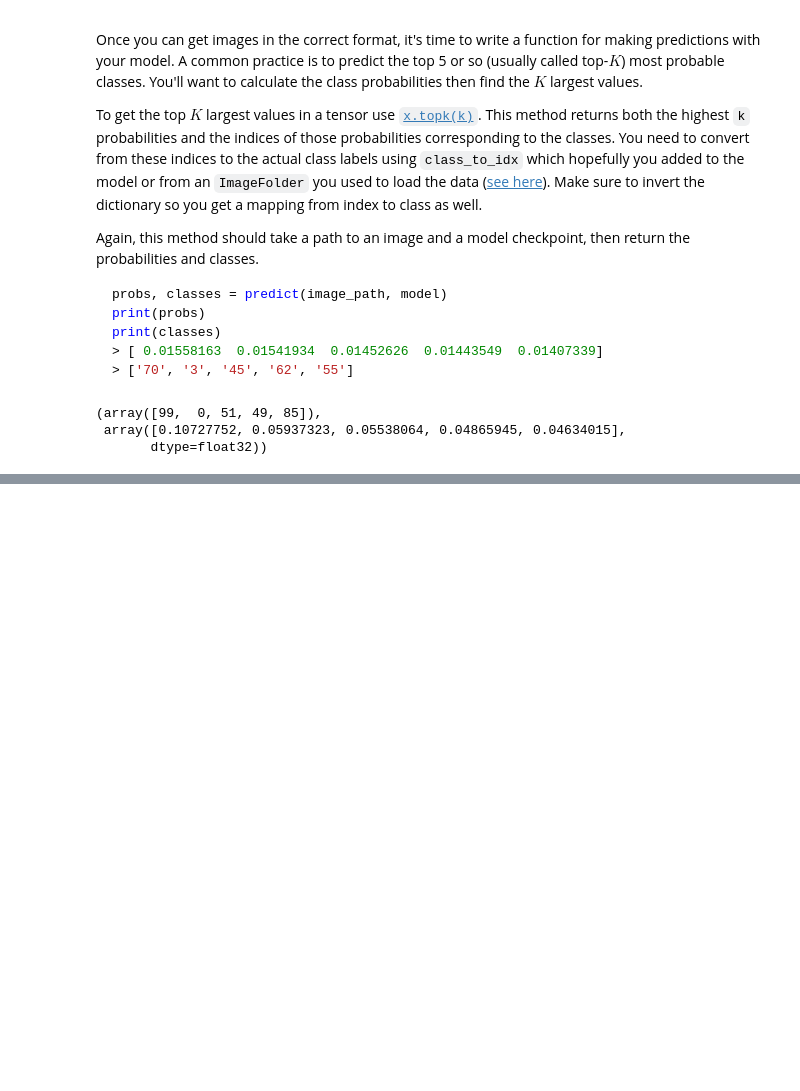
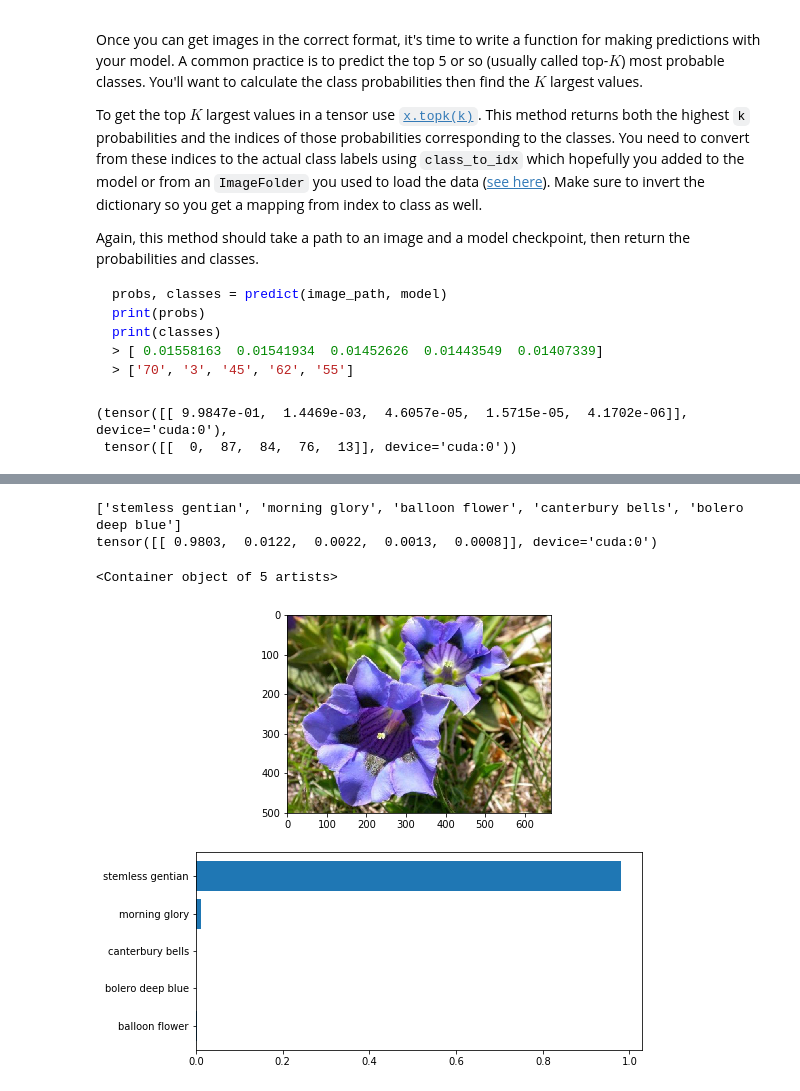
Before and after one commit to jgu1989/UdacityDataScientistNanodegree, a Jupyter notebook: project2_img_classifier/Image Classifier Project.ipynb, the cells around one changed output, grey strips where cells are left out. Drawn from its saved outputs; the diff is of its cells as text; code cells hidden in the pictures; blank space fills up the shorter version.

````diff
--- a/project2_img_classifier/Image Classifier Project.ipynb
+++ b/project2_img_classifier/Image Classifier Project.ipynb
@@ -242,7 +259,7 @@ At this point it's good to write a function that can load a checkpoint and rebui
 # %%
 # TODO: Write a function that loads a checkpoint and rebuilds the model
 def load_model(path):
-    chp = torch.load(path)
+    checkpoint = torch.load(path)
 
     model = models.densenet121()
     classifier = nn.Sequential(OrderedDict([
@@ -368,24 +385,30 @@ print(classes)
 > ['70', '3', '45', '62', '55']
 ```
 # %%
-def predict(image_path, model, topk=5):
+def predict(image_path, model, topk, device):
     ''' Predict the class (or classes) of an image using a trained deep learning model.
     '''
 
     # TODO: Implement the code to predict the class from an image file
+    model.to(device)
     im = torch.FloatTensor(process_image(image_path)).unsqueeze(0)
+    im = im.to(device)
 #     print(im)
-    outputs = model(im)
-    probs = torch.nn.functional.softmax(outputs.data).numpy()[0]
-    idx_topk = probs.argsort()[-topk:][::-1]
-    prob_topk = probs[idx_topk]
-    return idx_topk, prob_topk
+#     with torch.no_grad():
+#         outputs = model(im)
+    model.eval()
+    outputs = model.forward(im)
+#     print(outputs.data)
+    probs = torch.nn.functional.softmax(outputs.data)
+    return probs.topk(topk)
+
 image_path = 'flowers/test/1/image_06743.jpg'
-predict(image_path, model)
+# image_path = 'flowers/test/28/image_05230.jpg'
+
+predict(image_path, model, 5, 'cuda')
 # %% [output]
-(array([99,  0, 51, 49, 85]),
- array([0.10727752, 0.05937323, 0.05538064, 0.04865945, 0.04634015],
-       dtype=float32))
+(tensor([[ 9.9847e-01,  1.4469e-03,  4.6057e-05,  1.5715e-05,  4.1702e-06]], device='cuda:0'),
+ tensor([[  0,  87,  84,  76,  13]], device='cuda:0'))
 # %% [markdown]
 ## Sanity Checking
 
@@ -398,0 +420,22 @@ You can convert from the class integer encoding to actual flower names with the
+# %%
+# TODO: Display an image along with the top 5 classes
+image_path = 'flowers/test/28/image_05230.jpg'
+# image_path = 'flowers/test/1/image_06743.jpg'
+
+im = Image.open(image_path)
+probs, idx = predict(image_path, model, 5, 'cuda')
+idx_to_class = { v : k for k,v in class_to_idx.items()}
+top_class = [idx_to_class[x] for x in idx.tolist()[0]]
+names = [cat_to_name[k] for k in top_class]
+print(names)
+print(probs)
+
+f, (ax1, ax2) = plt.subplots(figsize =(8,8), ncols=1, nrows=2)
+ax1.imshow(im)
+# ax1.imshow(image_path)
+ax2.barh(names, probs.tolist()[0])
+# %% [output]
+['stemless gentian', 'morning glory', 'balloon flower', 'canterbury bells', 'bolero deep blue']
+tensor([[ 0.9803,  0.0122,  0.0022,  0.0013,  0.0008]], device='cuda:0')
+<Container object of 5 artists>
+[figure, added]
````
Also changed, not shown: parts of 8 cells of this notebook.
